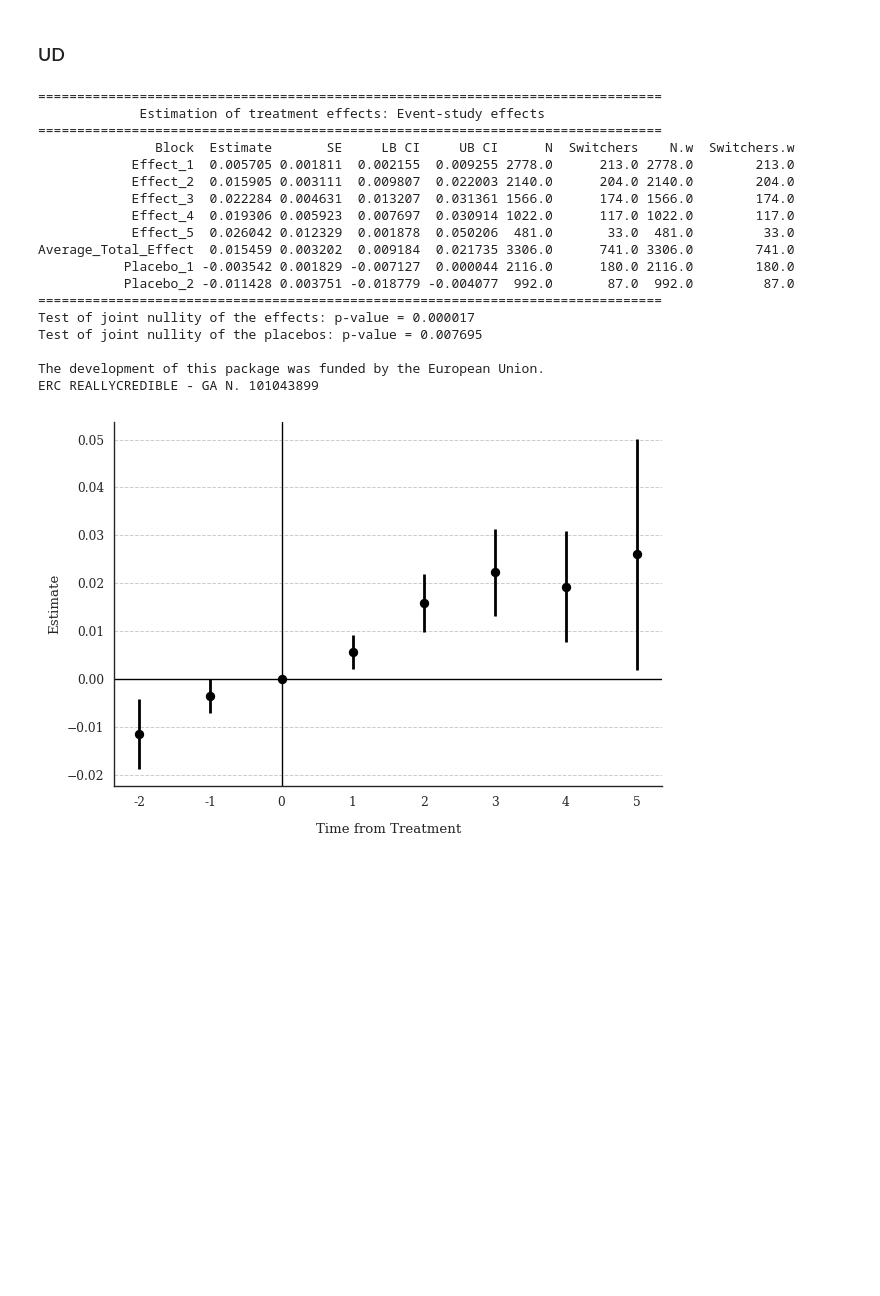
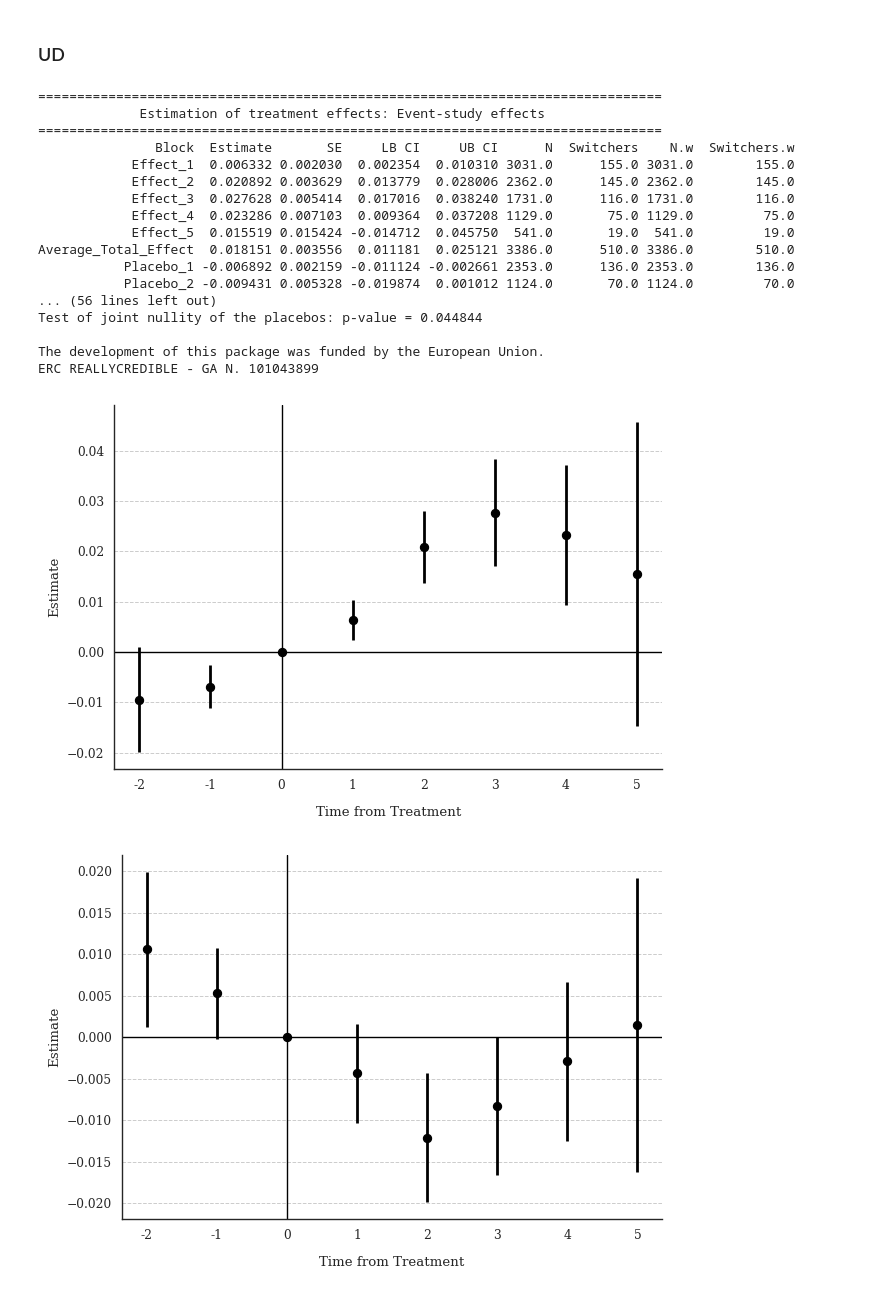
Before and after one commit to yczk9/STATAPP_V2, a Jupyter notebook: Notebooks/Partie Econometrie/Partie_2/staggered_did_social.ipynb, the cells around one changed output. Drawn from its saved outputs; the diff is of its cells as text; code cells hidden in the pictures; blank space fills up the shorter version.

```diff
--- a/Notebooks/Partie Econometrie/Partie_2/staggered_did_social.ipynb
+++ b/Notebooks/Partie Econometrie/Partie_2/staggered_did_social.ipynb
@@ -28,7 +28,7 @@ Fonction d'attribution du traitement
 # %%
 def traitement(df):
     # 1. On définit notre seuil de traitement à partir de l'année 2002
-    df_2002 = df[df['Annee'] == 1997].copy()
+    df_2002 = df[df['Annee'] == 1998].copy()
     df_2002['seuil'] = df_2002['total_equipements'] * 0.6
 
     # 2. On renseigne ce seuil dans le DataFrame pour comparer les niveaux annuels
@@ -98,17 +69,17 @@ KeyError: 'traitement'
 # %% [markdown]
 Definition du modele
 # %%
-def DID (df) :
+def DID (df, election, annee_deb, parti) :
     # 1. On filtre la base pour ne garder que les années d'élection présidentielle
-    annees_pres = [1995, 2002, 2007, 2012, 2017, 2022]
+    annees_pres = [annee_deb, 2002, 2007, 2012, 2017, 2022]
     df_pres = df[df['Annee'].isin(annees_pres)].copy()
 
     # 2. Nettoyage : on retire les lignes avec des valeurs manquantes essentielles
-    df_pres = df_pres.dropna(subset=['vote_RN_pres', 'traitée'])
+    df_pres = df_pres.dropna(subset=[f'vote_{parti}_{election}', 'traitée'])
 
     # 3. On force les types en formats "simples" (Numpy) pour faciliter la conversion
     # (Cela vous évite l'erreur PyArrow)
-    df_pres['vote_RN_pres'] = df_pres['vote_RN_pres'].astype('float64')
+    df_pres[f'vote_{parti}_{election}'] = df_pres[f'vote_{parti}_{election}'].astype('float64')
     df_pres['traitée'] = df_pres['traitée'].astype('float64')
     df_pres['Annee'] = df_pres['Annee'].astype('int64')
     # Note : S'il y a un souci avec 'codecommune' (par exemple si c'est un format 'object'),
@@ -120,7 +91,7 @@ def DID (df) :
     # 5. Estimation Staggered DiD (avec le nom de classe corrigé)
     modele_did = DidMultiplegtDyn(
         df=df_pres_polars,
-        outcome='vote_RN_pres',    # Variable dépendante
+        outcome=f'vote_{parti}_{election}',    # Variable dépendante
         group='codecommune',       # Identifiant du groupe
         time='Annee',              # Variable temporelle
         treatment='traitée',       # Indicateur de traitement
@@ -247,24 +198,28 @@ ERC REALLYCREDIBLE - GA N. 101043899
 # %% [markdown]
 ### UD
 # %%
-DID(df_ud)
+DID(df_ud, 'pres', 1995, 'RN')
+DID(df_ud, 'pres', 1995, 'PS')
+
+DID(df_ud, 'leg', 1997, 'RN')
+DID(df_ud, 'leg', 1997, 'PS')
 # %% [output]
 ================================================================================
              Estimation of treatment effects: Event-study effects
 ================================================================================
                Block  Estimate       SE     LB CI     UB CI      N  Switchers    N.w  Switchers.w
-            Effect_1  0.005705 0.001811  0.002155  0.009255 2778.0      213.0 2778.0        213.0
-            Effect_2  0.015905 0.003111  0.009807  0.022003 2140.0      204.0 2140.0        204.0
-            Effect_3  0.022284 0.004631  0.013207  0.031361 1566.0      174.0 1566.0        174.0
-            Effect_4  0.019306 0.005923  0.007697  0.030914 1022.0      117.0 1022.0        117.0
-            Effect_5  0.026042 0.012329  0.001878  0.050206  481.0       33.0  481.0         33.0
-Average_Total_Effect  0.015459 0.003202  0.009184  0.021735 3306.0      741.0 3306.0        741.0
-           Placebo_1 -0.003542 0.001829 -0.007127  0.000044 2116.0      180.0 2116.0        180.0
-           Placebo_2 -0.011428 0.003751 -0.018779 -0.004077  992.0       87.0  992.0         87.0
-================================================================================
-Test of joint nullity of the effects: p-value = 0.000017
-Test of joint nullity of the placebos: p-value = 0.007695
+            Effect_1  0.006332 0.002030  0.002354  0.010310 3031.0      155.0 3031.0        155.0
+            Effect_2  0.020892 0.003629  0.013779  0.028006 2362.0      145.0 2362.0        145.0
+            Effect_3  0.027628 0.005414  0.017016  0.038240 1731.0      116.0 1731.0        116.0
+            Effect_4  0.023286 0.007103  0.009364  0.037208 1129.0       75.0 1129.0         75.0
+            Effect_5  0.015519 0.015424 -0.014712  0.045750  541.0       19.0  541.0         19.0
+Average_Total_Effect  0.018151 0.003556  0.011181  0.025121 3386.0      510.0 3386.0        510.0
+           Placebo_1 -0.006892 0.002159 -0.011124 -0.002661 2353.0      136.0 2353.0        136.0
+           Placebo_2 -0.009431 0.005328 -0.019874  0.001012 1124.0       70.0 1124.0         70.0
+... (56 lines left out)
+Test of joint nullity of the placebos: p-value = 0.044844
 
 The development of this package was funded by the European Union.
 ERC REALLYCREDIBLE - GA N. 101043899
-[figure, old version]
+[figure, new version]
+[figure, added]
```
Also changed, not shown: parts of 11 cells of this notebook, 22 other files.
